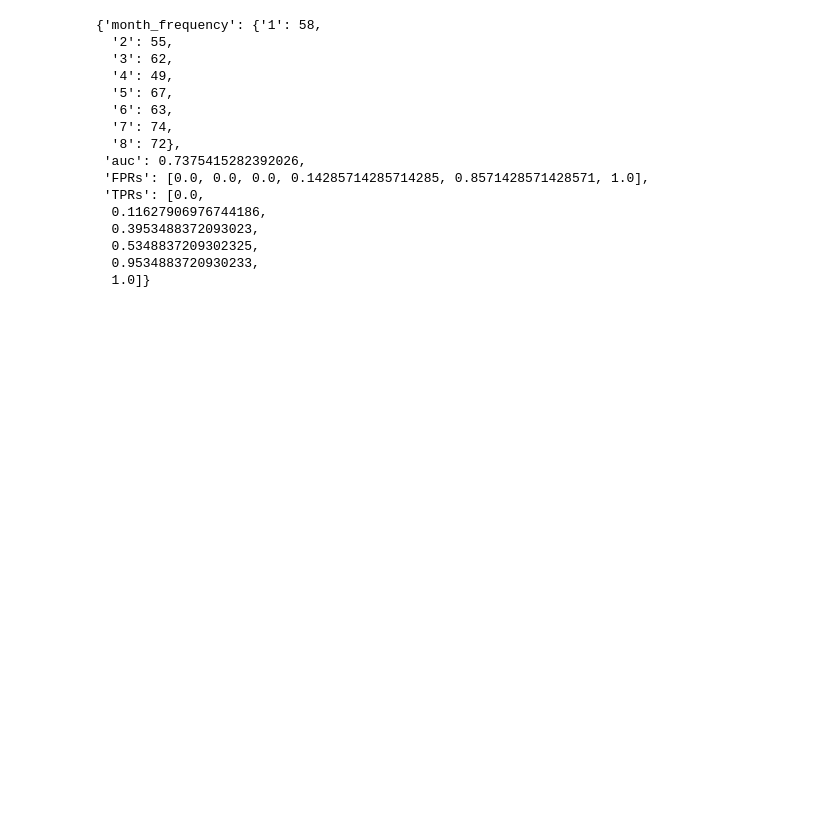
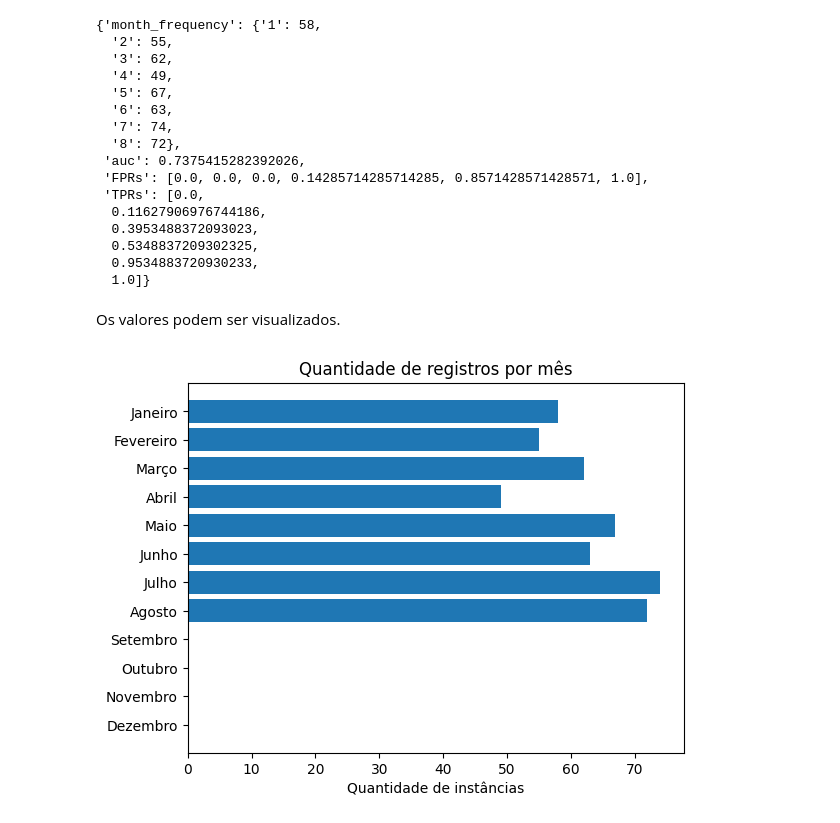
Before and after one commit to marvmelo/challenge-data-scientist, a Jupyter notebook: avaliacao.ipynb, the cells around one changed output. Cells and saved outputs as stored; diff of their text form; code cells hidden in the pictures; blank space fills up the shorter version.

```diff
--- a/avaliacao.ipynb
+++ b/avaliacao.ipynb
@@ -6,5 +13,4 @@ import json
 # %%
-def open_json(path):
-    with open(path, "r") as json_file:
-        json_str = json.load(json_file)
-    return json_str
+
+with open("monitoring/batch_records.json", "r") as json_file:
+    json_str = json.load(json_file)
@@ -11,5 +21,3 @@ def open_json(path):
 # %%
-json_test_file = open_json("monitoring/batch_records.json")
-data = {"registers": json_test_file}
-response = requests.post("http://0.0.0.0:8001/v1/performance/", json=data)
-response
+data = {"registers": json_str}
+performance_response = requests.post("http://0.0.0.0:8001/v1/performance/", json=data)
@@ -34,3 +50,26 @@ response.json()
   0.5348837209302325,
   0.9534883720930233,
   1.0]}
+# %% [markdown]
+Os valores podem ser visualizados.
+# %%
+meses = ("Janeiro", "Fevereiro", "Março", "Abril", "Maio", "Junho", "Julho",
+         "Agosto", "Setembro", "Outubro", "Novembro", "Dezembro")
+
+frequencia = list(performance_response.json()["month_frequency"].values())
+while len(frequencia)<12:
+    frequencia.append(0)
+
+plt.rcdefaults()
+fig, ax = plt.subplots()
+y_pos = np.arange(len(meses))
+
+ax.barh(y_pos, frequencia, align='center')
+ax.set_yticks(y_pos, labels=meses)
+ax.invert_yaxis()
+ax.set_xlabel('Quantidade de instâncias')
+ax.set_title('Quantidade de registros por mês')
+
+plt.show()
+# %% [output]
+[figure, added]
```
Also changed, not shown: parts of 14 cells of this notebook, 7 other files.
